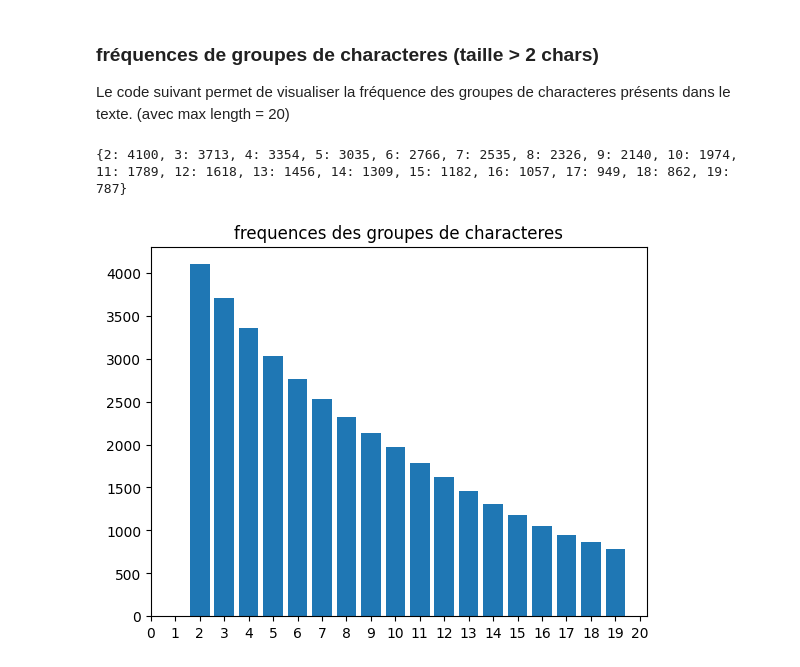
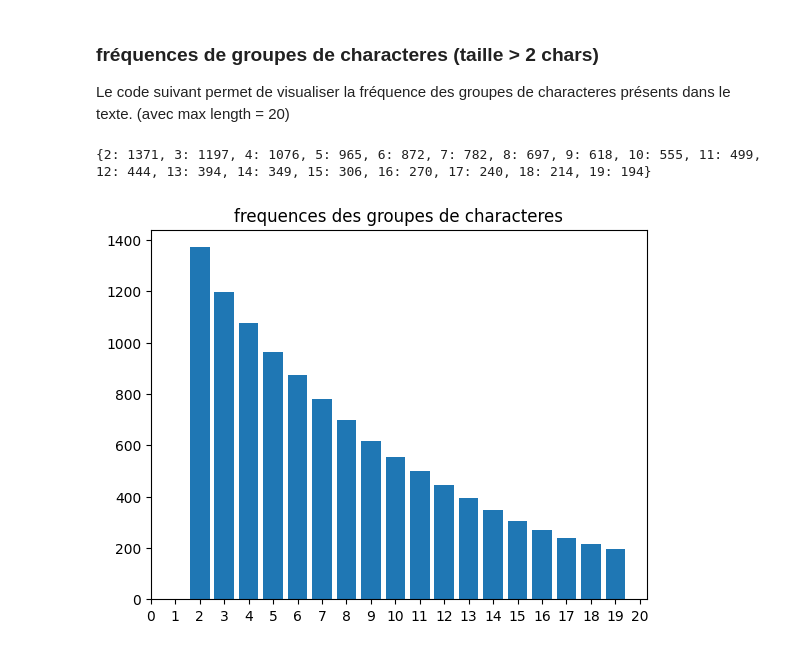
Before and after one commit to elhadji860/INF8770_Lab, a Jupyter notebook: Tp1/pyhton_file copy.ipynb, the cells around one changed output. Drawn from its saved outputs; the diff is of its cells as text; code cells hidden in the pictures.

```diff
--- a/Tp1/pyhton_file copy.ipynb
+++ b/Tp1/pyhton_file copy.ipynb
@@ -32,7 +32,7 @@ plt.show()
 ### fréquences de groupes de characteres (taille > 2 chars)
 Le code suivant permet de visualiser la fréquence des groupes de characteres présents dans le texte. (avec max length = 20)
 # %%
-NATURAL_TEXT_PATH = "./assets/code1.py"
+NATURAL_TEXT_PATH = "./assets/code3.css"
 f= open(NATURAL_TEXT_PATH, "r")
 
 textString = f.read()
@@ -56,32 +56,32 @@ while sampleSize < 20 :
 
         i += 1
 
     sampleSize += 1
 
 
 
     for key in charDict :
         if charDict[key][1] >= 2 :
             charDictFiltered.setdefault(key, charDict[key])
 
 sizeCharDict = {}
 
 for key in charDictFiltered :
 
 
 
     if (not charDictFiltered[key][0] in sizeCharDict) :
         sizeCharDict.setdefault(charDictFiltered[key][0], charDictFiltered[key][1])
     else :
         sizeCharDict[charDictFiltered[key][0]] += charDictFiltered[key][1]
 
 
 print(sizeCharDict)
 
 plt.bar(sizeCharDict.keys(), sizeCharDict.values())
 plt.title("frequences des groupes de characteres")
 plt.xticks(range(0, 21))
 plt.show()
 # %% [output]
-{2: 4100, 3: 3713, 4: 3354, 5: 3035, 6: 2766, 7: 2535, 8: 2326, 9: 2140, 10: 1974, 11: 1789, 12: 1618, 13: 1456, 14: 1309, 15: 1182, 16: 1057, 17: 949, 18: 862, 19: 787}
+{2: 1371, 3: 1197, 4: 1076, 5: 965, 6: 872, 7: 782, 8: 697, 9: 618, 10: 555, 11: 499, 12: 444, 13: 394, 14: 349, 15: 306, 16: 270, 17: 240, 18: 214, 19: 194}
-[figure, old version]
+[figure, new version]
```
Also changed, not shown: parts of 1 cell of this notebook, 5 other files.
